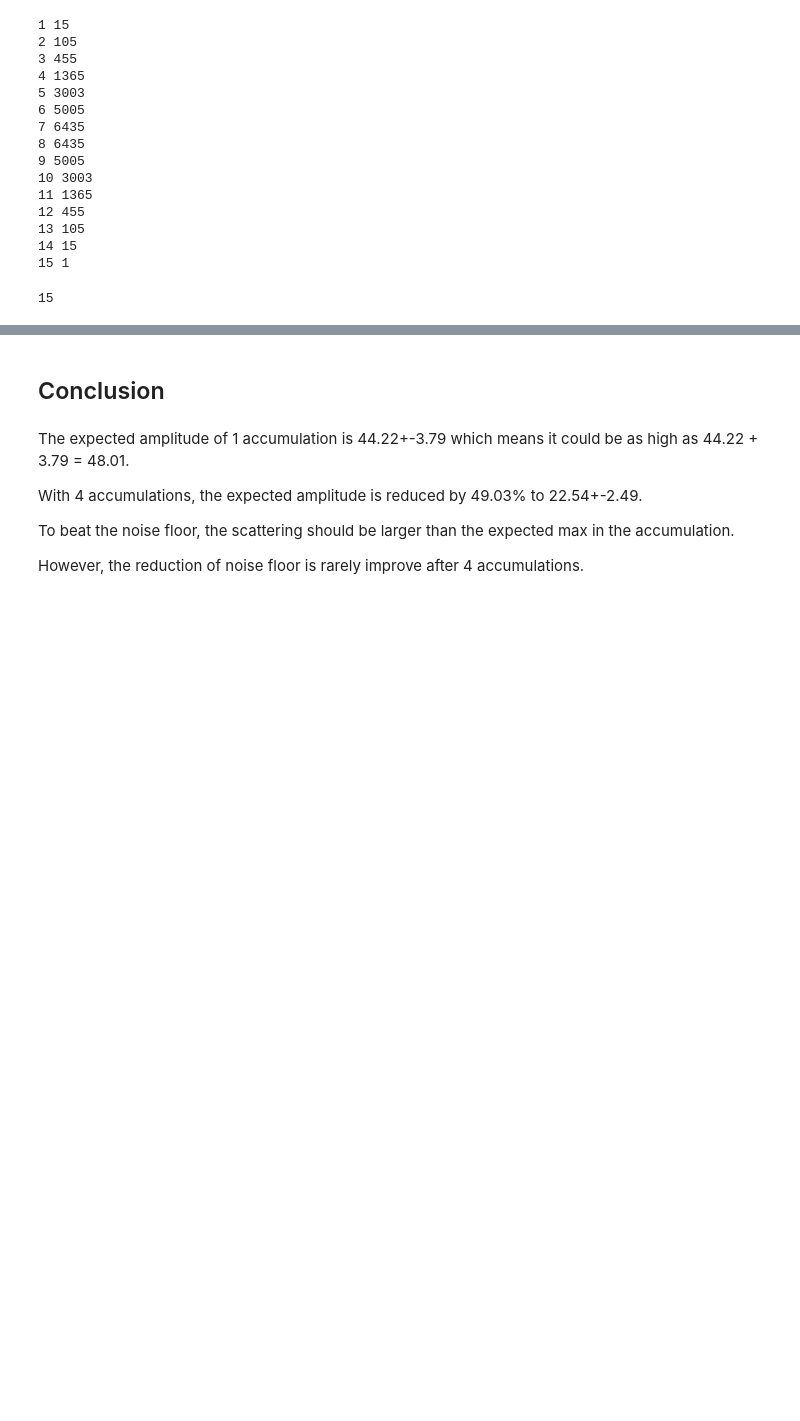
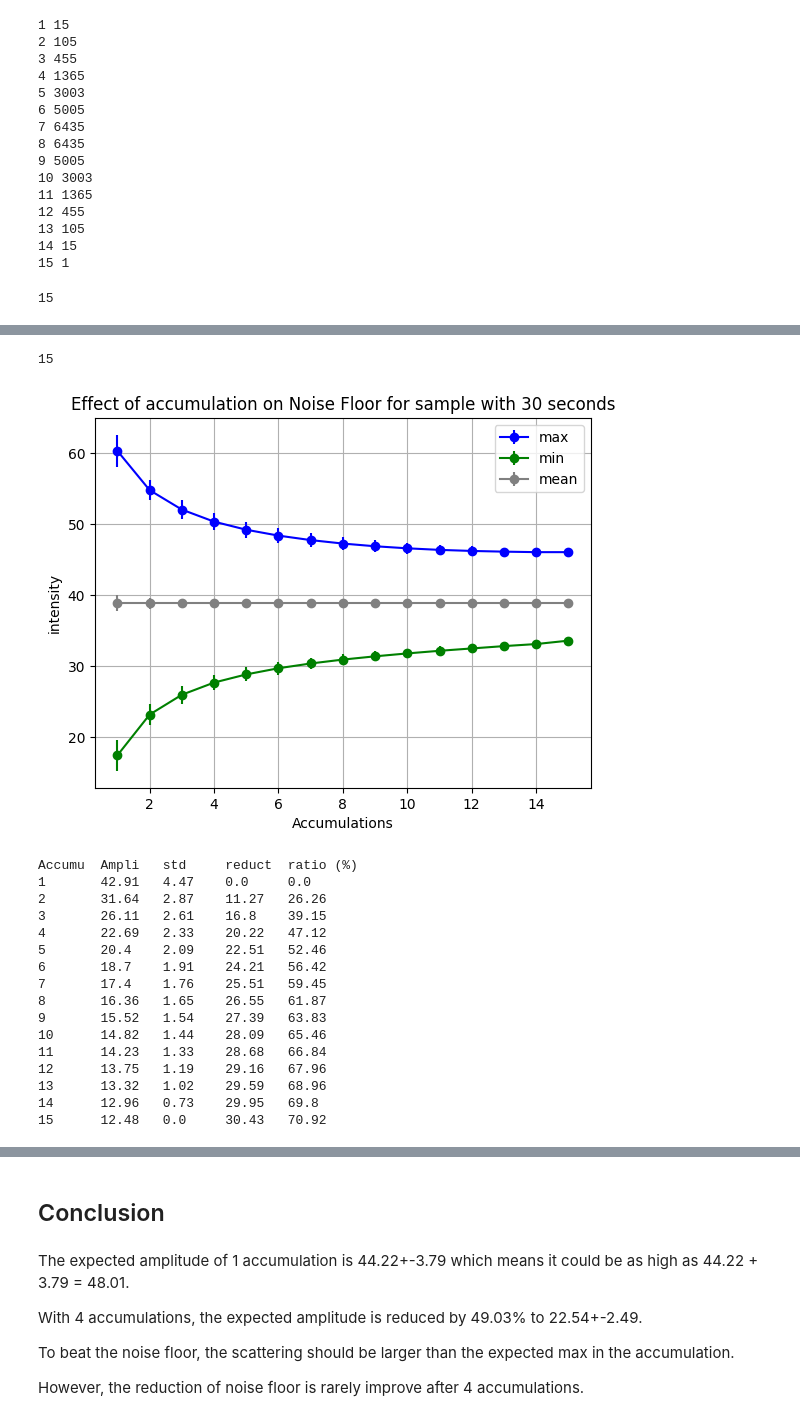
Before and after one commit to AIT-brainlab/raman-for-glucose-measurement, a Jupyter notebook: jupyter/20241211-noisefloor_and_accumulation.ipynb, the cells around one changed output, grey strips where cells are left out. Drawn from its saved outputs; the diff is of its cells as text; code cells hidden in the pictures; blank space fills up the shorter version.

```diff
--- a/jupyter/20241211-noisefloor_and_accumulation.ipynb
+++ b/jupyter/20241211-noisefloor_and_accumulation.ipynb
@@ -286,0 +331,34 @@ Accumu  Ampli   std     reduct  ratio (%)
+# %%
+# Now, we will do that for all layers and kept the answer in the answers
+answers_30s:list[dict] = []
+for layer in range(15):
+    layer_samples:list[Sample] = []
+    for idxes in combinations(range(15), layer+1):
+        layer_samples.append(accum(samples_30s, idxes))
+    # print(layer+1, len(layer_samples))
+    ans = get_stat(layer_samples)
+    answers_30s.append(ans)
+
+len(answers_30s)
+# %% [output]
+15
+# %%
+report(title="Effect of accumulation on Noise Floor for sample with 30 seconds", answers=answers_30s)
+# %% [output]
+[figure, added]
+Accumu  Ampli   std     reduct  ratio (%)
+1       42.91   4.47    0.0     0.0
+2       31.64   2.87    11.27   26.26
+3       26.11   2.61    16.8    39.15
+4       22.69   2.33    20.22   47.12
+5       20.4    2.09    22.51   52.46
+6       18.7    1.91    24.21   56.42
+7       17.4    1.76    25.51   59.45
+8       16.36   1.65    26.55   61.87
+9       15.52   1.54    27.39   63.83
+10      14.82   1.44    28.09   65.46
+11      14.23   1.33    28.68   66.84
+12      13.75   1.19    29.16   67.96
+13      13.32   1.02    29.59   68.96
+14      12.96   0.73    29.95   69.8
+15      12.48   0.0     30.43   70.92
```
Also changed, not shown: parts of 12 cells of this notebook, 1 other file.
